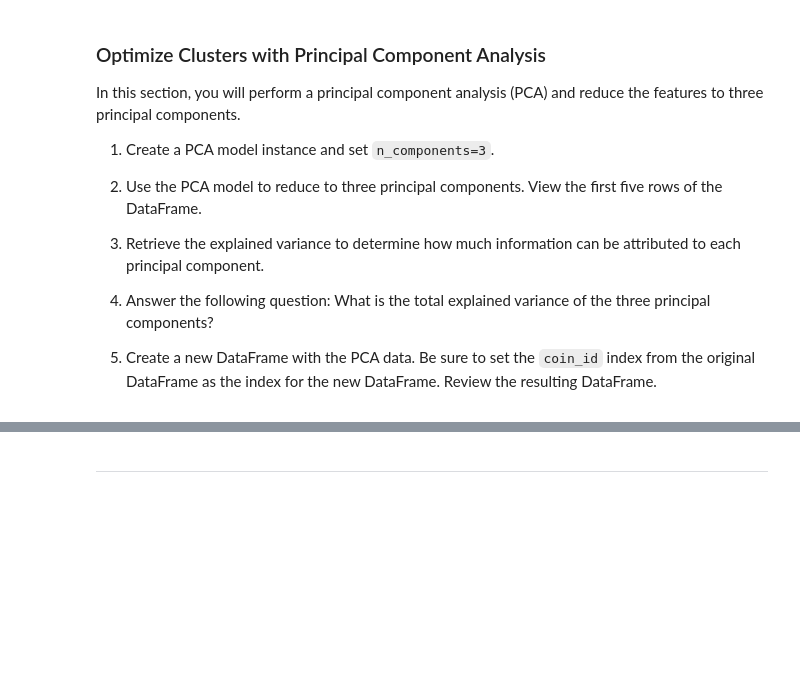
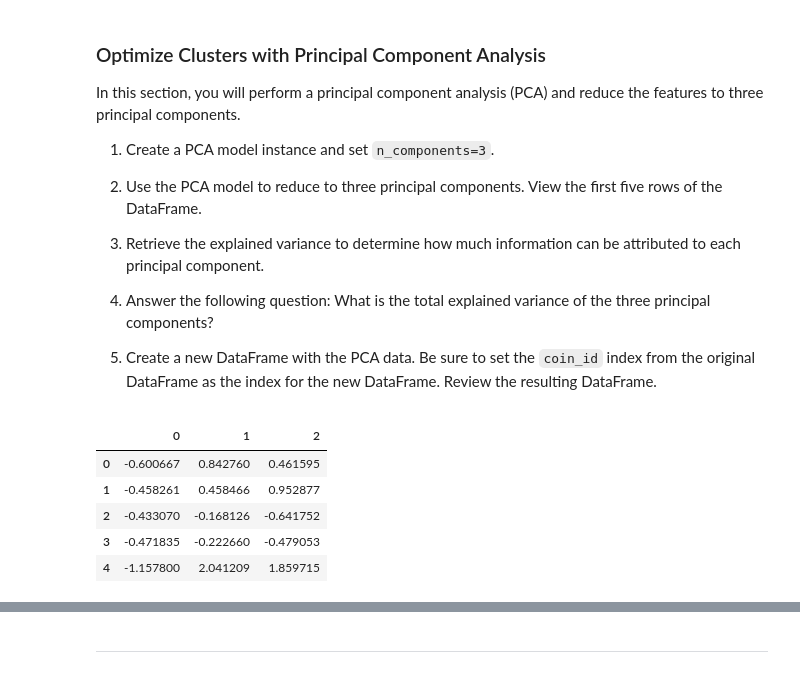
Before and after one commit to SZun/Crypto-Clustering, a Jupyter notebook: crypto_investments.ipynb, the cells around one changed output, grey strips where cells are left out. Cells and saved outputs as stored; diff of their text form; code cells hidden in the pictures; blank space fills up the shorter version.

```diff
--- a/crypto_investments.ipynb
+++ b/crypto_investments.ipynb
@@ -256,8 +254,14 @@ In this section, you will perform a principal component analysis (PCA) and reduc
 # %%
-# Use the PCA model with `fit_transform` to reduce to
-# three principal components.
-# YOUR CODE HERE!
+# Use the PCA model with `fit_transform` to reduce to three principal components.
+pca_model_df = pd.DataFrame(model.fit_transform(df_market_data_scaled))
 
 # View the first five rows of the DataFrame.
-# YOUR CODE HERE!
+pca_model_df.head()
+# %% [output]
+|  | 0 | 1 | 2 |
+| 0 | -0.600667 | 0.842760 | 0.461595 |
+| 1 | -0.458261 | 0.458466 | 0.952877 |
+| 2 | -0.433070 | -0.168126 | -0.641752 |
+| 3 | -0.471835 | -0.222660 | -0.479053 |
+| 4 | -1.157800 | 2.041209 | 1.859715 |
 # %%
```
Also changed, not shown: parts of 5 cells of this notebook.
